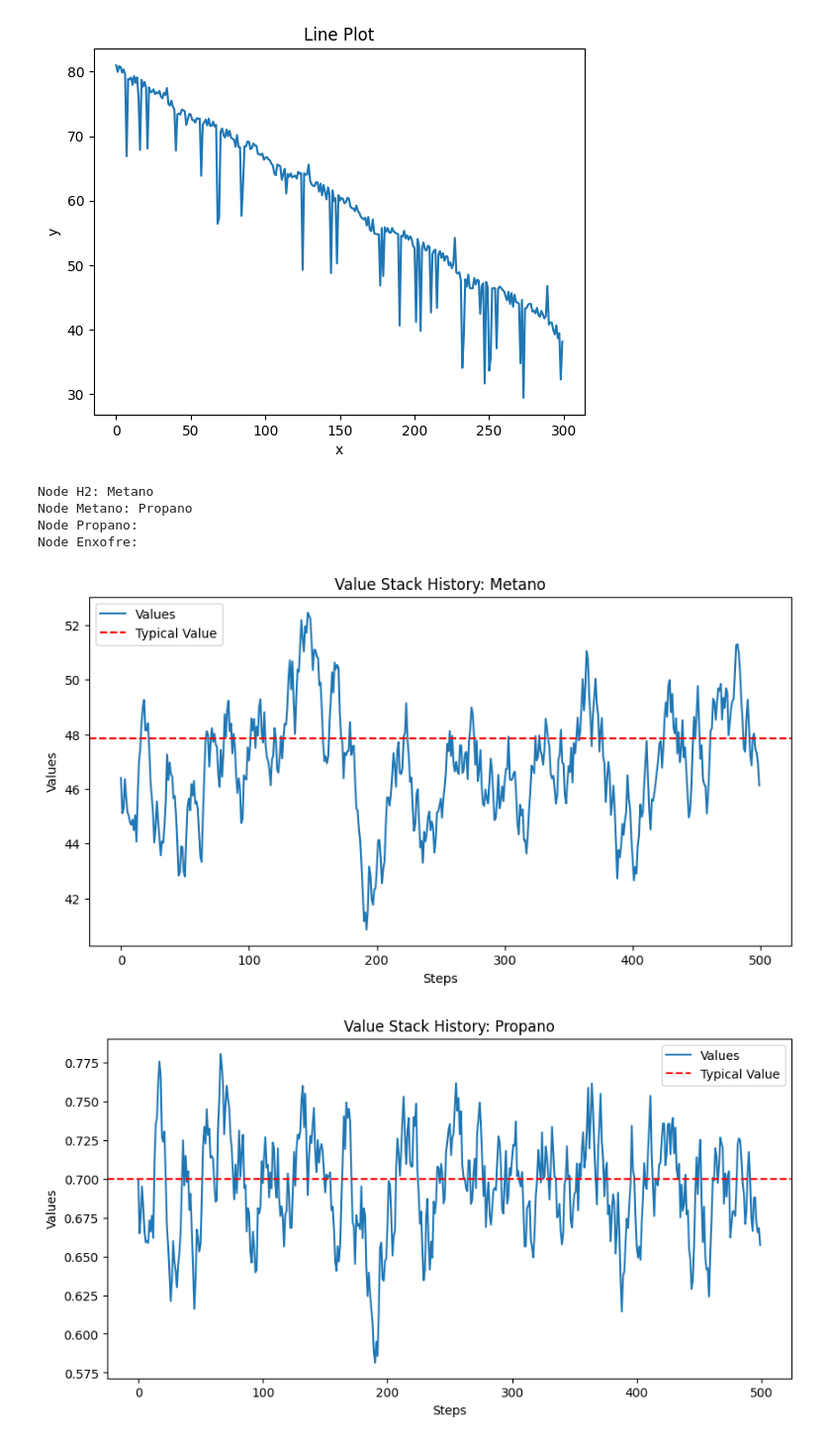
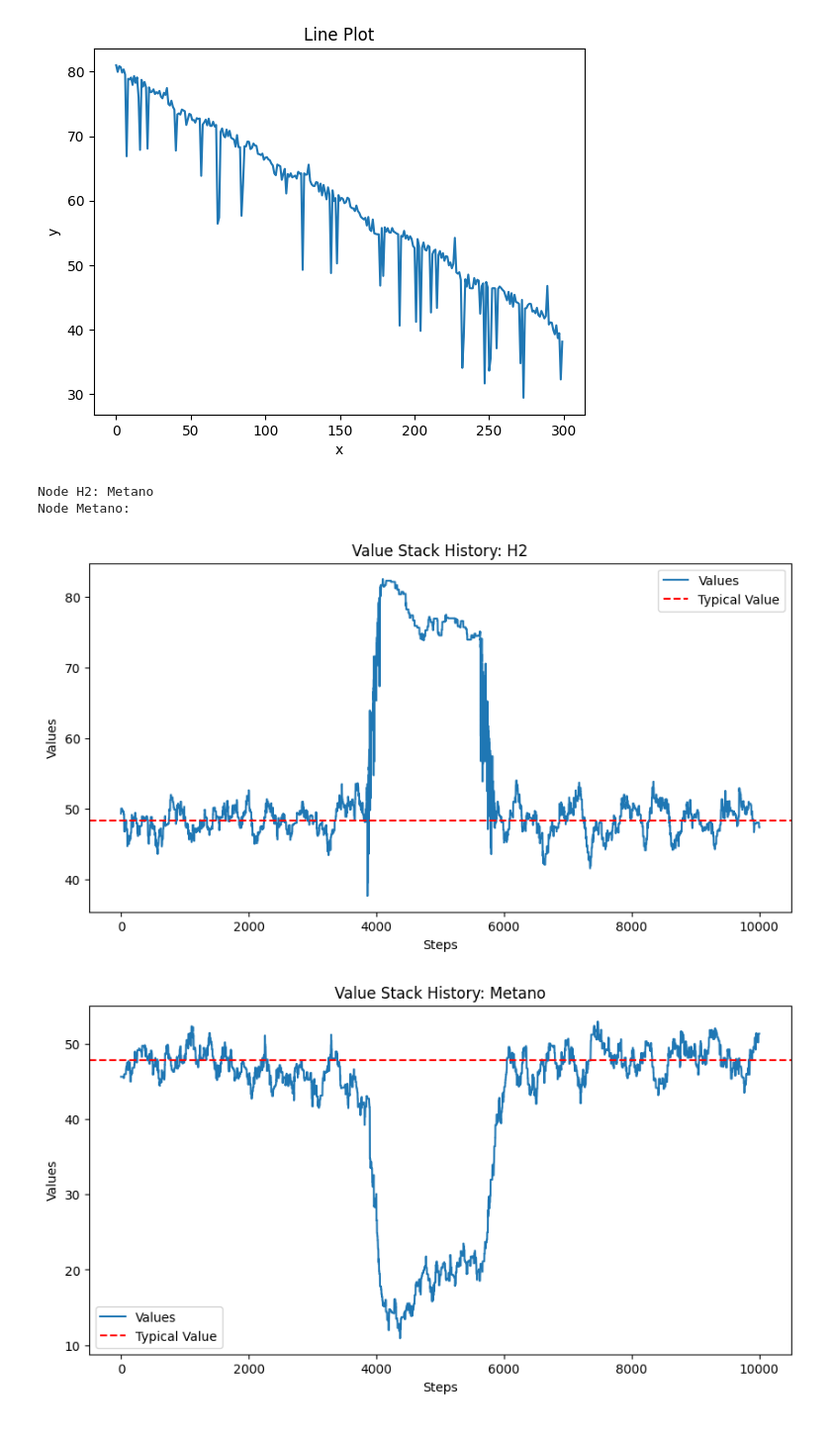
Before and after one commit to gust-vaz/IC_RL_project, a Jupyter notebook: simulador_draft.ipynb, the cells around one changed output. Shown at 99% size. Saved outputs shown, nothing was run; the diff lists cells and outputs as text; code cells hidden in the pictures.

Commit message:
Refactor: CorrelacaoH2Metano suporta picos de valores

```diff
--- a/simulador_draft.ipynb
+++ b/simulador_draft.ipynb
@@ -46,39 +46,48 @@ plot_line(x0, y0, x1, y1)
 [figure]
 # %%
 from TurbineSimulator import Standard, Graph, CorrelacaoH2Metano, CorrelacaoUsual
+from TurbineSimulator import show_history, show_sum_history
 
 H2      = Standard(lower_bound=30, upper_bound=60, typical_value=48.32,
-                   name="H2", theta=1.5, typical_bias=0.1)
+                   name="H2", theta=1.5, typical_bias=0.1,
+                   exceed_prob=0.0001,
+                   exceed_duration_range=(240,300),
+                   return_duration_range=(240,300),
+                   exceed_peak_value_range=(70,85),
+                   hold_duration_range=(1440,1800),
+                   hold_variation=1)
 Metano  = Standard(lower_bound=39.24, upper_bound=70, typical_value=47.86,
                    name="Metano", theta=1.5, typical_bias=0.1)
-Propano = Standard(lower_bound=0, upper_bound=0.8, typical_value=0.7,
-                    name="Propano", theta=0.01, typical_bias=0.1)
-Enxofre = Standard(lower_bound=0, upper_bound=8, typical_value=0,
-                    name="Enxofre", theta=0.01, typical_bias=0.9)
+# Propano = Standard(lower_bound=0, upper_bound=0.8, typical_value=0.7,
+#                     name="Propano", theta=0.01, typical_bias=0.1)
+# Enxofre = Standard(lower_bound=0, upper_bound=8, typical_value=0,
+#                     name="Enxofre", theta=0.01, typical_bias=0.9)
 
 relation1 = CorrelacaoH2Metano(limit_lower_bound=75, limit_upper_bound=100,
                               typical_lower_bound=93, typical_upper_bound=98)
-relation2 = CorrelacaoUsual(correlation=0.94)
+# relation2 = CorrelacaoUsual(correlation=0.94)
 # relation3 = CorrelacaoUsual(correlation=0)
 
 graph = Graph()
 node1 = graph.add_node(H2)
 node2 = graph.add_node(Metano)
-node3 = graph.add_node(Propano)
-node4 = graph.add_node(Enxofre)
+# node3 = graph.add_node(Propano)
+# node4 = graph.add_node(Enxofre)
 graph.add_edge(root=node1, child=node2, strategy=relation1)
-graph.add_edge(root=node2, child=node3, strategy=relation2)
+# graph.add_edge(root=node2, child=node3, strategy=relation2)
 # graph.add_edge(root=node2, child=node4, strategy=relation3)
 
 graph.display()
-graph.simulate(500)
+graph.simulate(10000)
+node1.op.show_history()
 node2.op.show_history()
-node3.op.show_history()
-node4.op.show_history()
+# node3.op.show_history()
+# node4.op.show_history()
+
+show_history(nodes=[node1, node2])
+show_sum_history(node1, node2)
 # %% [output]
 Node H2: Metano
-Node Metano: Propano
-Node Propano:
-Node Enxofre:
+Node Metano:
-[figure, old version]
+[figure, new version]
-[figure, old version]
+[figure, new version]
```
Also changed, not shown: parts of 2 cells of this notebook, 1 other file.
